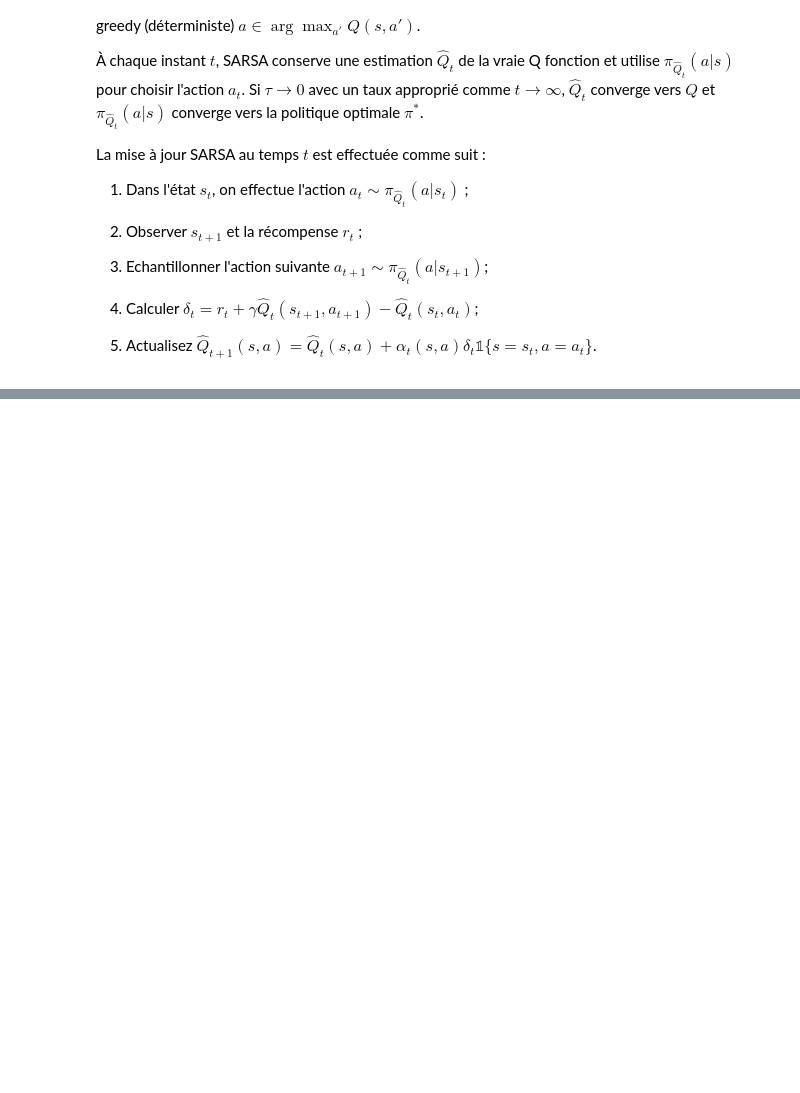
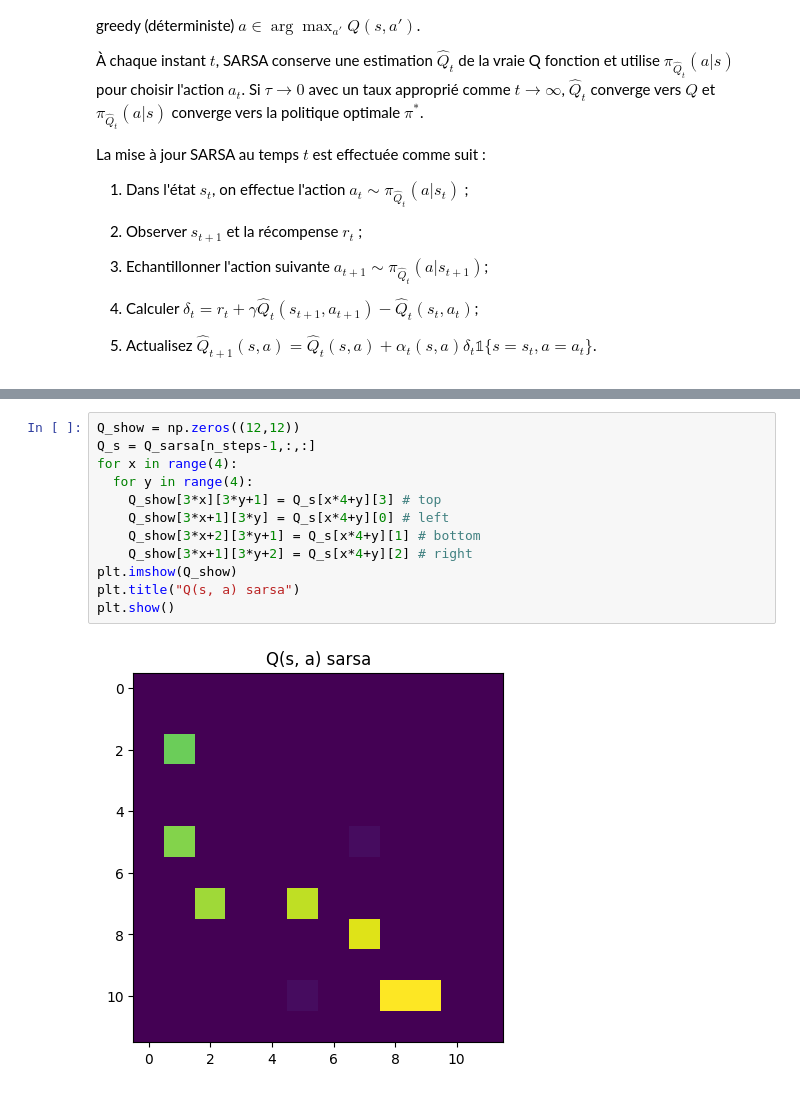
Before and after one commit to loanBRNT/tp_apprentissage, a Jupyter notebook: tp_rl/TP1_BERNAT.ipynb, the cells around one changed output, grey strips where cells are left out. Cells and saved outputs as stored; diff of their text form; blank space fills up the shorter version.

```diff
--- a/tp_rl/TP1_BERNAT.ipynb
+++ b/tp_rl/TP1_BERNAT.ipynb
@@ -865,0 +897,14 @@ Trouvent-ils tous les deux la politique optimale ?
+# %%
+Q_show = np.zeros((12,12))
+Q_s = Q_sarsa[n_steps-1,:,:]
+for x in range(4):
+  for y in range(4):
+    Q_show[3*x][3*y+1] = Q_s[x*4+y][3] # top
+    Q_show[3*x+1][3*y] = Q_s[x*4+y][0] # left
+    Q_show[3*x+2][3*y+1] = Q_s[x*4+y][1] # bottom
+    Q_show[3*x+1][3*y+2] = Q_s[x*4+y][2] # right
+plt.imshow(Q_show)
+plt.title("Q(s, a) sarsa")
+plt.show()
+# %% [output]
+[figure, added]
```
Also changed, not shown: parts of 9 cells of this notebook.
